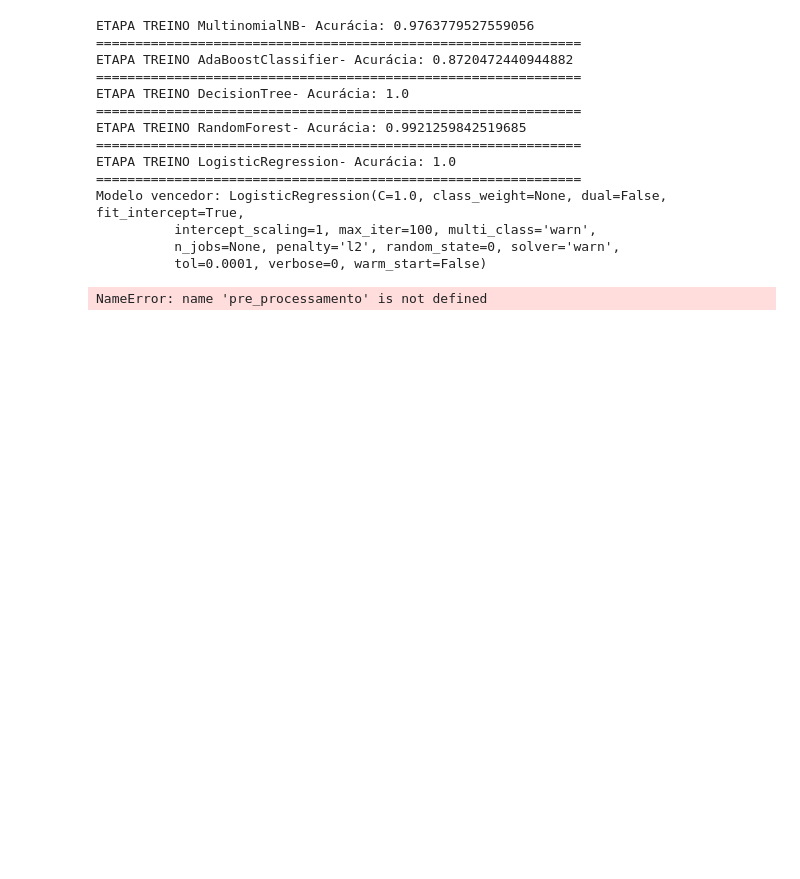
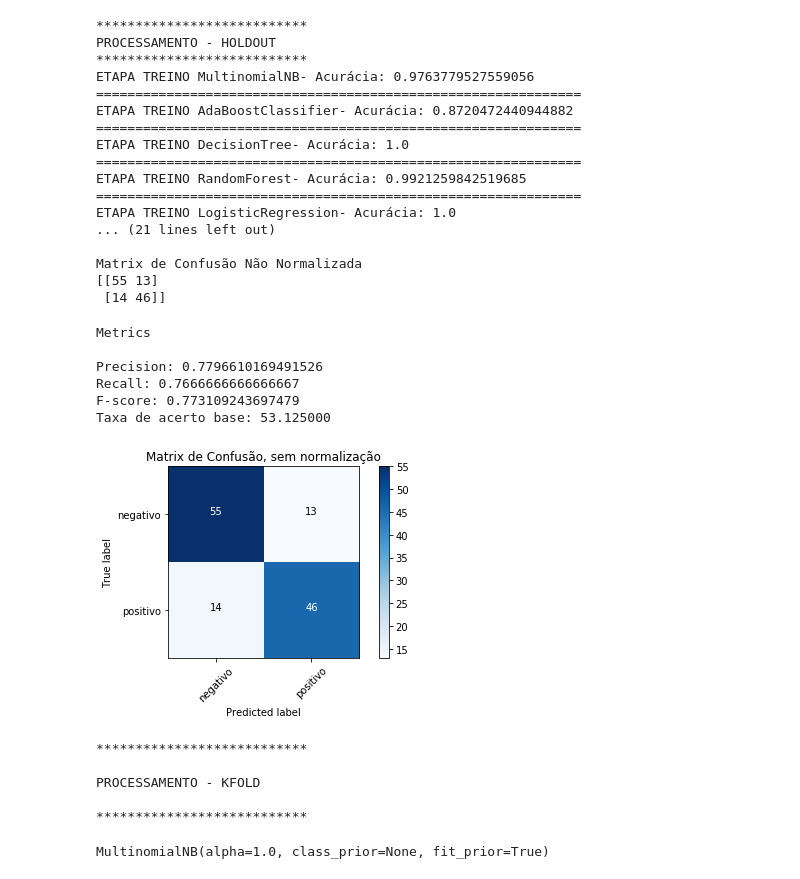
Before and after one commit to SaboiaEric/FacensInteligenciaComputacional2, a Jupyter notebook: Notebooks/Simulaçoes e Testes.ipynb, the cells around one changed output. Cells and saved outputs as stored; diff of their text form; code cells hidden in the pictures; blank space fills up the shorter version.

```diff
--- a/Notebooks/Simulaçoes e Testes.ipynb
+++ b/Notebooks/Simulaçoes e Testes.ipynb
@@ -28,5 +26,0 @@ y = df_final.Sentimento.values
-# %%
-treino_dados, validacao_dados, treino_marcacoes, validacao_marcacoes = train_test_split(X, y, test_size=0.2, random_state=42)
-# %%
-vectorizer = CountVectorizer(analyzer = "word")
-bow_treino = vectorizer.fit_transform(treino_dados)
@@ -70,23 +27,2 @@ def cria_modelos(treino_dados, treino_marcacoes):
-# %%
-vencedor,resultados = cria_modelos(bow_treino, treino_marcacoes)
-print("Modelo vencedor: " + str(vencedor)+"\n")
-
-#Validando o modelo com novos dados
-vencedor.fit(bow_treino, treino_marcacoes)
-bow_validacao = pre_processamento(validacao_dados)
-# %% [output]
-ETAPA TREINO MultinomialNB- Acurácia: 0.9763779527559056
-==============================================================
-ETAPA TREINO AdaBoostClassifier- Acurácia: 0.8720472440944882
-==============================================================
-ETAPA TREINO DecisionTree- Acurácia: 1.0
-==============================================================
-ETAPA TREINO RandomForest- Acurácia: 0.9921259842519685
-==============================================================
-ETAPA TREINO LogisticRegression- Acurácia: 1.0
-==============================================================
-Modelo vencedor: LogisticRegression(C=1.0, class_weight=None, dual=False, fit_intercept=True,
-          intercept_scaling=1, max_iter=100, multi_class='warn',
-          n_jobs=None, penalty='l2', random_state=0, solver='warn',
-          tol=0.0001, verbose=0, warm_start=False)
-NameError: name 'pre_processamento' is not defined
+# %%
+dados = df_final
@@ -92,0 +171,43 @@ NameError: name 'pre_processamento' is not defined
+# %%
+atributos, rotulos, resultados = processamento_holdout(dados)
+# %% [output]
+***************************
+PROCESSAMENTO - HOLDOUT
+***************************
+ETAPA TREINO MultinomialNB- Acurácia: 0.9763779527559056
+==============================================================
+ETAPA TREINO AdaBoostClassifier- Acurácia: 0.8720472440944882
+==============================================================
+ETAPA TREINO DecisionTree- Acurácia: 1.0
+==============================================================
+ETAPA TREINO RandomForest- Acurácia: 0.9921259842519685
+==============================================================
+ETAPA TREINO LogisticRegression- Acurácia: 1.0
+... (21 lines left out)
+
+Matrix de Confusão Não Normalizada
+[[55 13]
+ [14 46]]
+Metrics
+
+Precision: 0.7796610169491526
+Recall: 0.7666666666666667
+F-score: 0.773109243697479
+Taxa de acerto base: 53.125000
+[figure, added]
+# %%
+print("\n***************************\n")
+print("PROCESSAMENTO - KFOLD")
+print("\n***************************\n")
+contador = 1
+k = 5
+# %% [output]
+***************************
+
+PROCESSAMENTO - KFOLD
+
+***************************
+# %%
+resultados['0.9763779527559056']
+# %% [output]
+MultinomialNB(alpha=1.0, class_prior=None, fit_prior=True)
```
Also changed, not shown: parts of 6 cells of this notebook, 1 other file.
